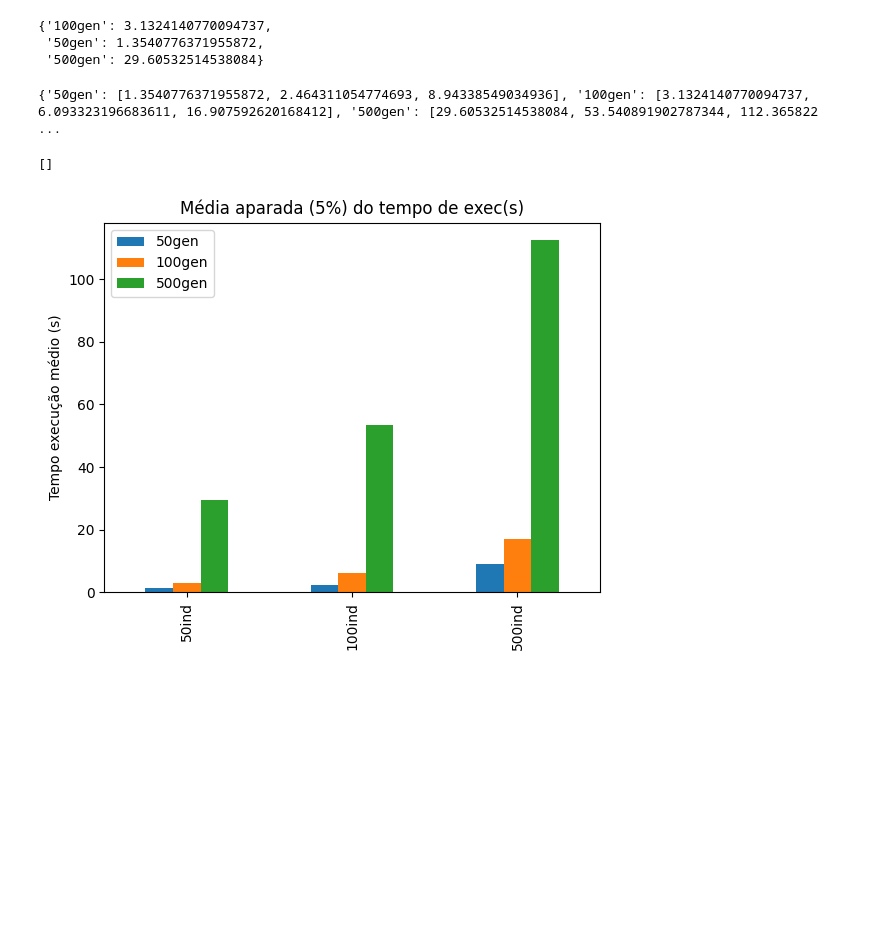
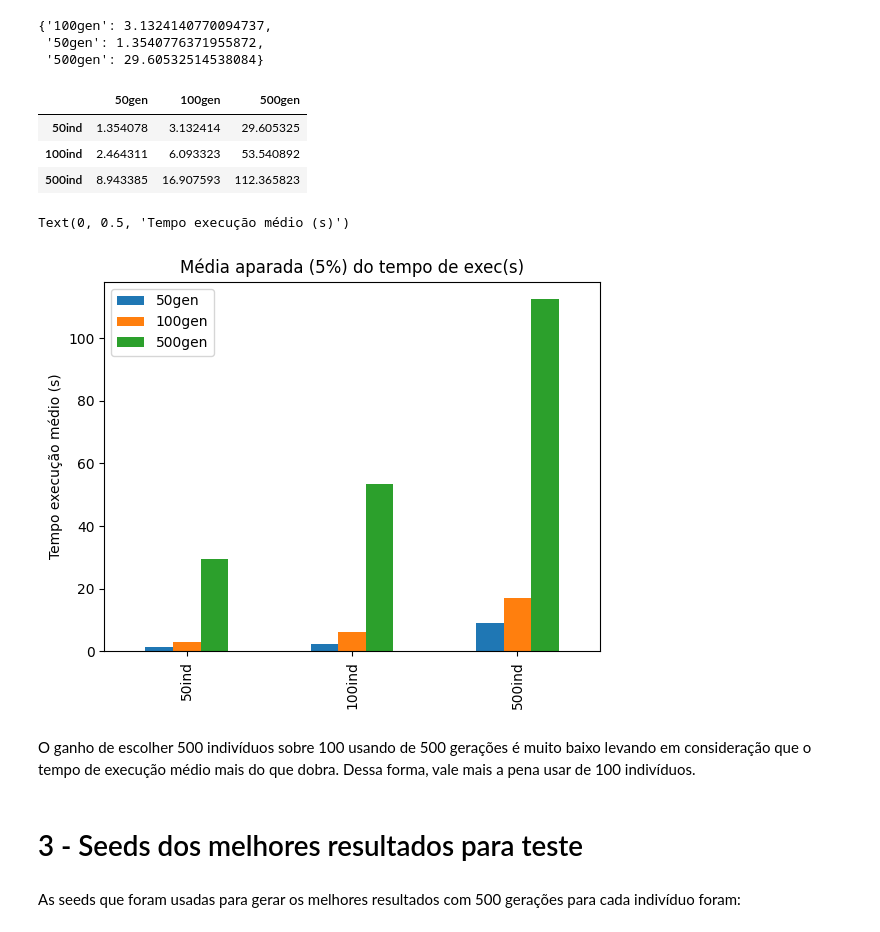
Before and after one commit to Pendulun/SymbolicRegression, a Jupyter notebook: src/notebooks/1-pop_and_gen_roul_viz.ipynb, the cells around one changed output. Drawn from its saved outputs; the diff is of its cells as text; code cells hidden in the pictures; blank space fills up the shorter version.

Commit message:
melhores seeds

```diff
--- a/src/notebooks/1-pop_and_gen_roul_viz.ipynb
+++ b/src/notebooks/1-pop_and_gen_roul_viz.ipynb
@@ -21,7 +21,7 @@ def get_fitness_data_per_config(folders_paths) -> list[dict]:
         fitness_stats_path = target_folder / 'fitness_stats.csv'
         print(fitness_stats_path)
         stats_df = pd.read_csv(fitness_stats_path)
-        config_name = str(target_folder).split('/')[-1].split('_')[-1]
+        config_name = str(target_folder).split('/')[-1].split('_')[1]
         data_per_config[config_name] = stats_df
     return data_per_config
 # %%
@@ -158,16 +158,26 @@ pop50_mean_time
 # %%
 df_dict = {}
 times_dicts_list = [pop50_mean_time, pop100_mean_time, pop500_mean_time]
 for target_config in ['50gen', '100gen', '500gen']:
     df_dict[target_config] = [data[target_config] for data in times_dicts_list]
 
-print(df_dict)
 train_times_df = pd.DataFrame(df_dict, index=['50ind', '100ind', '500ind'])
-axs = train_times_df.plot(kind='bar')
-axs.set_title("Média aparada (5%) do tempo de exec(s)")
-axs.set_ylabel("Tempo execução médio (s)")
-axs.plot()
+train_times_df
 # %% [output]
-{'50gen': [1.3540776371955872, 2.464311054774693, 8.94338549034936], '100gen': [3.1324140770094737, 6.093323196683611, 16.907592620168412], '500gen': [29.60532514538084, 53.540891902787344, 112.365822 ...
-[]
-[figure, removed]
+|  | 50gen | 100gen | 500gen |
+| 50ind | 1.354078 | 3.132414 | 29.605325 |
+| 100ind | 2.464311 | 6.093323 | 53.540892 |
+| 500ind | 8.943385 | 16.907593 | 112.365823 |
+# %%
+axs = train_times_df.plot(kind='bar')
+axs.set_title("Média aparada (5%) do tempo de exec(s)")
+axs.set_ylabel("Tempo execução médio (s)")
+# %% [output]
+Text(0, 0.5, 'Tempo execução médio (s)')
+[figure, added]
+# %% [markdown]
+O ganho de escolher 500 indivíduos sobre 100 usando de 500 gerações é muito baixo levando em consideração que o tempo de execução médio mais do que dobra. Dessa forma, vale mais a pena usar de 100 indivíduos.
+# %% [markdown]
+# 3 - Seeds dos melhores resultados para teste
+# %% [markdown]
+As seeds que foram usadas para gerar os melhores resultados com 500 gerações para cada indivíduo foram:
```
Also changed, not shown: parts of 4 cells of this notebook.
